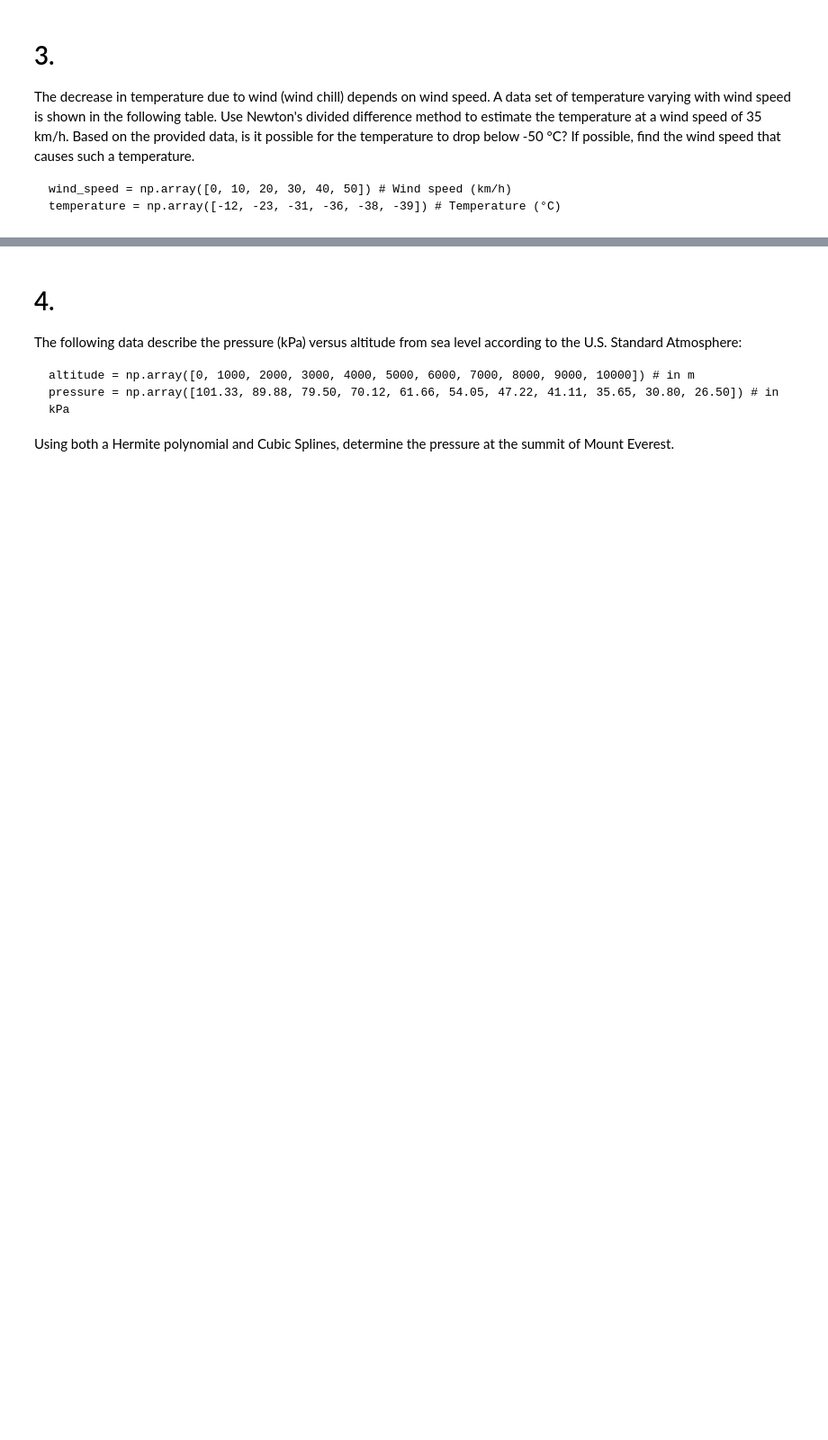
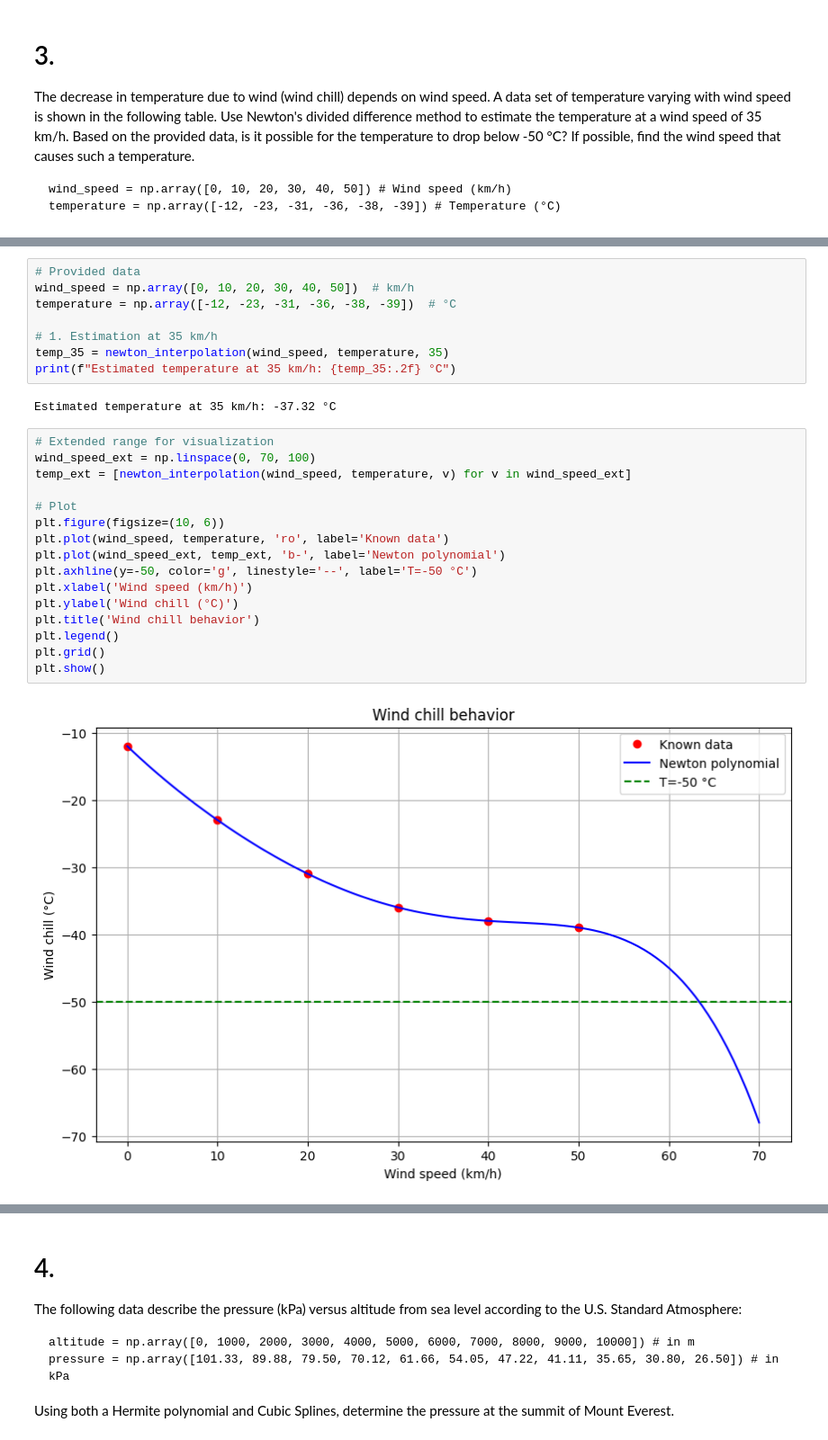
Before and after one commit to danielruizm16/ComputationalMethods, a Jupyter notebook: Interpolation/Interpolation_exercises.ipynb, the cells around one changed output, grey strips where cells are left out. Shown: that part at 90% size. Saved outputs shown, nothing was run; the diff lists cells and outputs as text; blank space fills up the shorter version.

Commit message:
Homework and exercises Interpolation

```diff
--- a/Interpolation/Interpolation_exercises.ipynb
+++ b/Interpolation/Interpolation_exercises.ipynb
@@ -272,0 +334,28 @@ temperature = np.array([-12, -23, -31, -36, -38, -39]) # Temperature (°C)
+# %%
+# Provided data
+wind_speed = np.array([0, 10, 20, 30, 40, 50])  # km/h
+temperature = np.array([-12, -23, -31, -36, -38, -39])  # °C
+
+# 1. Estimation at 35 km/h
+temp_35 = newton_interpolation(wind_speed, temperature, 35)
+print(f"Estimated temperature at 35 km/h: {temp_35:.2f} °C")
+# %% [output]
+Estimated temperature at 35 km/h: -37.32 °C
+# %%
+# Extended range for visualization
+wind_speed_ext = np.linspace(0, 70, 100)
+temp_ext = [newton_interpolation(wind_speed, temperature, v) for v in wind_speed_ext]
+
+# Plot
+plt.figure(figsize=(10, 6))
+plt.plot(wind_speed, temperature, 'ro', label='Known data')
+plt.plot(wind_speed_ext, temp_ext, 'b-', label='Newton polynomial')
+plt.axhline(y=-50, color='g', linestyle='--', label='T=-50 °C')
+plt.xlabel('Wind speed (km/h)')
+plt.ylabel('Wind chill (°C)')
+plt.title('Wind chill behavior')
+plt.legend()
+plt.grid()
+plt.show()
+# %% [output]
+[figure, added]
```
Also changed, not shown: parts of 26 cells of this notebook.
